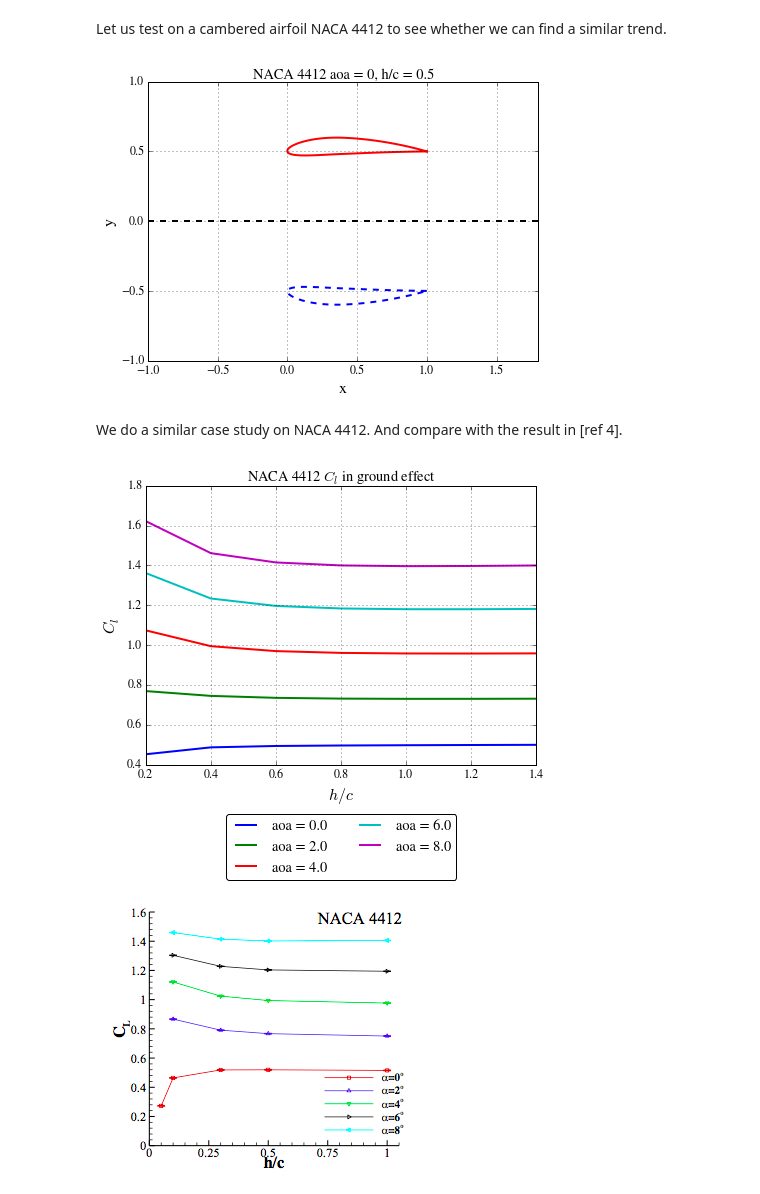
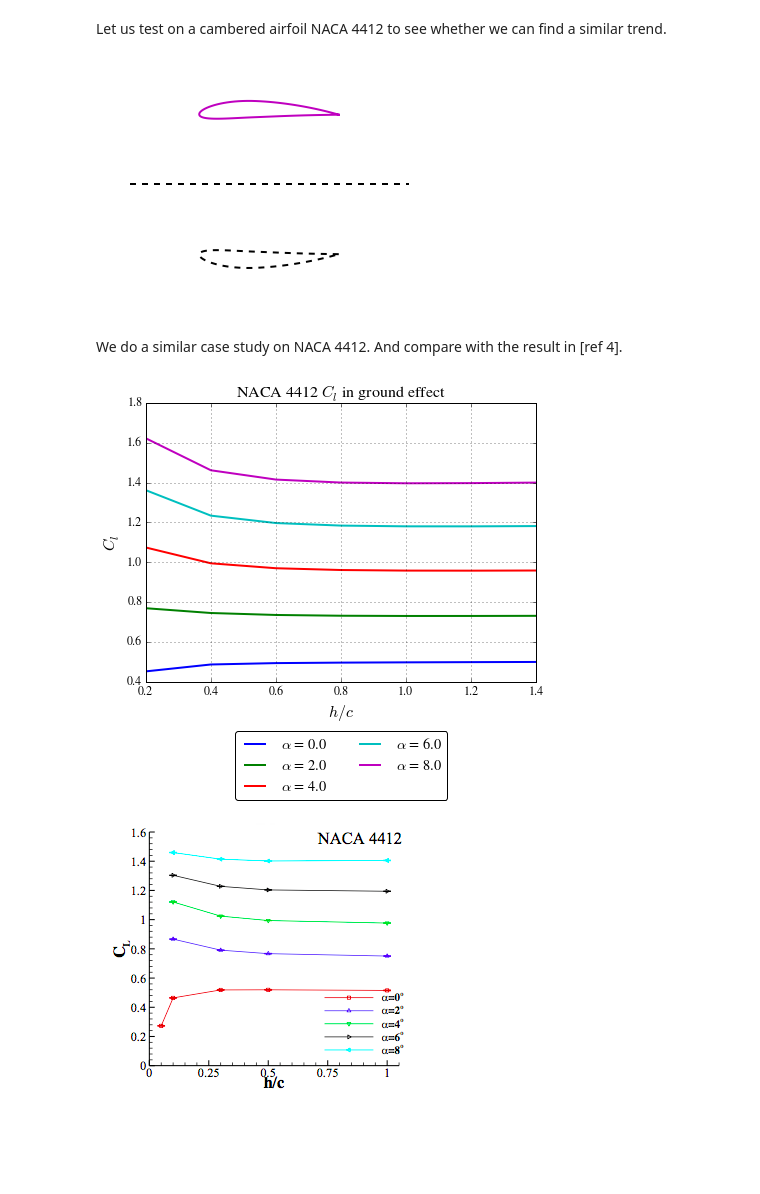
Before and after one commit to barbagroup/AeroPython-studentprojects2015, a Jupyter notebook: Ground-Effect-in-Vortex-Panel-Method/Ground-Effect-in-Vortex-Panel-Method.ipynb, the cells around one changed output. Drawn from its saved outputs; the diff is of its cells as text; code cells hidden in the pictures; blank space fills up the shorter version.

```diff
--- a/Ground-Effect-in-Vortex-Panel-Method/Ground-Effect-in-Vortex-Panel-Method.ipynb
+++ b/Ground-Effect-in-Vortex-Panel-Method/Ground-Effect-in-Vortex-Panel-Method.ipynb
@@ -629,18 +633,15 @@ y_rot = -x*numpy.sin(alpha/180.*numpy.pi) + y*numpy.cos(alpha/180.*numpy.pi) + h
 x, y = x_rot, y_rot
 x_i, y_i = x_rot, -y_rot
 # %%
-pyplot.figure(figsize=(7,5))
-pyplot.plot(x,y, 'r-', linewidth=2)
-pyplot.plot(x_i, y_i, 'b--', linewidth=2)
+pyplot.figure(figsize=(5,4), frameon=False)
+pyplot.plot(x,y, 'm-', linewidth=2)
+pyplot.plot(x_i, y_i, 'k--', linewidth=2)
 pyplot.axis('equal')
-pyplot.grid('on')
-pyplot.xlabel('x', fontsize=16)
-pyplot.ylabel('y', fontsize=16)
-pyplot.ylim(-1,1)
-pyplot.title('NACA 4412 aoa = 0, h/c = 0.5')
+pyplot.axis('off')
+pyplot.xlim(-0.5,1.5)
 pyplot.axhline(0., color='k', linestyle='--', linewidth=2);
 # %% [output]
-[figure, old version]
+[figure, new version]
 # %% [markdown]
 We do a similar case study on NACA 4412. And compare with the result in [ref 4].
 # %%
@@ -651,14 +652,14 @@ pyplot.figure(figsize=(7,5))
 for i, alpha in enumerate(alpha_set):
     for j, h in enumerate(h_set):
         cl_set[j] = ground_effect('NACA4412_N=100', alpha, h)[-1]
-    pyplot.plot(h_set, cl_set, label='aoa = '+str(alpha), linewidth=2)
+    pyplot.plot(h_set, cl_set, label=r'$\alpha$ = '+str(alpha), linewidth=2)
 pyplot.xlabel('$h/c$', fontsize=16)
 pyplot.ylabel('$C_l$', fontsize=16)
-pyplot.title('NACA 4412 $C_l$ in ground effect')
+pyplot.title('NACA 4412 $C_l$ in ground effect', fontsize=16)
 pyplot.grid('on')
-pyplot.legend(loc='upper center', bbox_to_anchor=(0.5, -0.15), fancybox=True, ncol=len(alpha_set)/2);
+pyplot.legend(loc='upper center', bbox_to_anchor=(0.5, -0.15), fancybox=True, ncol=2);
 # %% [output]
-[figure, old version]
+[figure, new version]
 # %%
 Image(filename='resources/NACA4412_cl.png')
 # %% [output]
```
Also changed, not shown: parts of 12 cells of this notebook.
